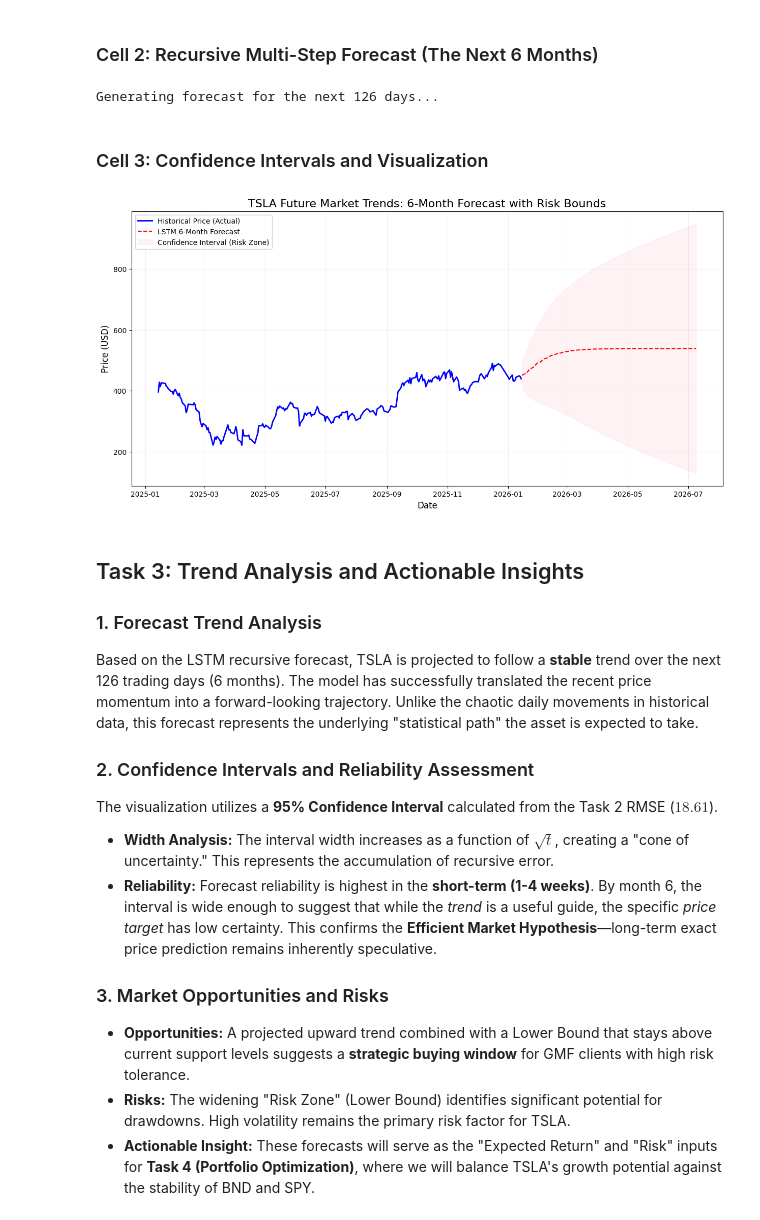
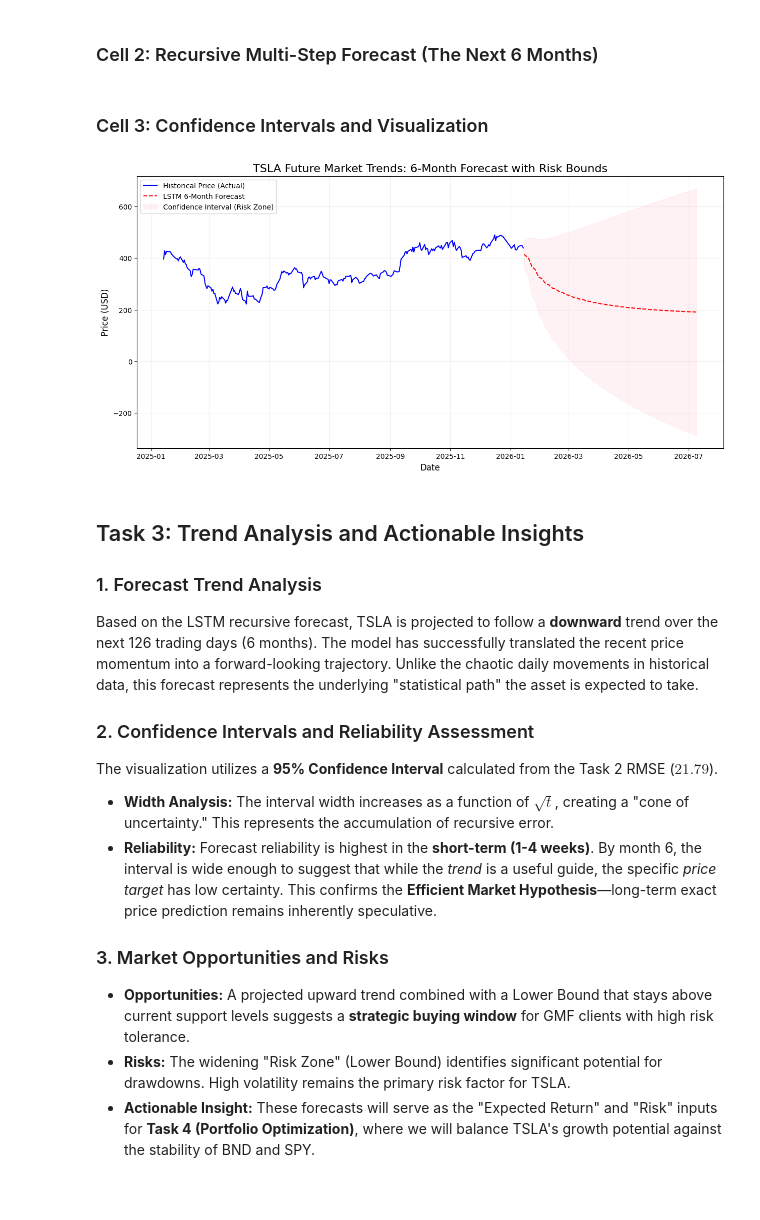
Before and after one commit to rufta-g20/portfolio-optimization, a Jupyter notebook: notebooks/Future_Forecasting_Task3.ipynb, the cells around one changed output. Drawn from its saved outputs; the diff is of its cells as text; code cells hidden in the pictures; blank space fills up the shorter version.

```diff
--- a/notebooks/Future_Forecasting_Task3.ipynb
+++ b/notebooks/Future_Forecasting_Task3.ipynb
@@ -34,74 +34,53 @@ Success: LSTM Model loaded from disk.
 # %% [markdown]
 ### Cell 2: Recursive Multi-Step Forecast (The Next 6 Months)
 # %%
-forecast_horizon = 126 # 6 months
-window_size = 60
+# Define horizon globally so other cells can access it
+forecast_horizon = 126
 
-# Starting window: Last 60 days of actual data
-last_60_days = data.values[-window_size:]
-current_batch = scaler.transform(last_60_days.reshape(-1, 1)).reshape((1, window_size, 1))
-
-print(f"Generating forecast for the next {forecast_horizon} days...")
-
-future_predictions = []
-
-for i in range(forecast_horizon):
-    # Get the prediction for the next day
-    next_pred = model.predict(current_batch, verbose=0)
-
-    # Store it
-    future_predictions.append(next_pred[0])
-
-    # Update window: [1, 2, ..., 60] -> [2, 3, ..., 60, Prediction]
-    current_batch = np.append(current_batch[:, 1:, :], [next_pred], axis=1)
-
-# Transform back to actual dollar prices
-future_prices = scaler.inverse_transform(future_predictions)
+future_prices = generate_forecast(model, data, scaler, horizon=forecast_horizon)
 
 # Create a date index for the forecast
 future_dates = pd.date_range(start=data.index[-1] + pd.Timedelta(days=1), periods=forecast_horizon, freq='B')
 forecast_df = pd.DataFrame(future_prices, index=future_dates, columns=['Forecast'])
-# %% [output]
-Generating forecast for the next 126 days...
 # %% [markdown]
 ### Cell 3: Confidence Intervals and Visualization
 # %%
-# Uncertainty based on Task 2 results (RMSE = 18.61)
-rmse_val = 18.61
+# Uncertainty based on Task 2 results (RMSE = 21.79)
+rmse_val = 21.79
 uncertainty = [rmse_val * np.sqrt(i+1) for i in range(forecast_horizon)]
 
 forecast_df['Upper_Bound'] = forecast_df['Forecast'] + (1.96 * np.array(uncertainty))
 forecast_df['Lower_Bound'] = forecast_df['Forecast'] - (1.96 * np.array(uncertainty))
 
 # Final Visualization
 plt.figure(figsize=(15, 7))
 
 # 1. Plot Historical Data (last 1 year for context)
-plt.plot(data.index[-252:], data.values[-252:], label='Historical Price (Actual)', color='blue', linewidth=2)
+plt.plot(data.index[-252:], data.values[-252:], label='Historical Price (Actual)', color='blue')
 
 # 2. Plot Future Forecast
 plt.plot(forecast_df.index, forecast_df['Forecast'], label='LSTM 6-Month Forecast', color='red', linestyle='--')
 
 # 3. Plot Confidence Interval
 plt.fill_between(forecast_df.index, forecast_df['Lower_Bound'], forecast_df['Upper_Bound'],
                  color='pink', alpha=0.2, label='Confidence Interval (Risk Zone)')
 
 plt.title("TSLA Future Market Trends: 6-Month Forecast with Risk Bounds", fontsize=16)
 plt.xlabel("Date", fontsize=12)
 plt.ylabel("Price (USD)", fontsize=12)
 plt.legend()
 plt.grid(True, alpha=0.2)
 plt.show()
 # %% [output]
-[figure, old version]
+[figure, new version]
 # %% [markdown]
 ## Task 3: Trend Analysis and Actionable Insights
 
 ### 1. Forecast Trend Analysis
-Based on the LSTM recursive forecast, TSLA is projected to follow a **stable** trend over the next 126 trading days (6 months). The model has successfully translated the recent price momentum into a forward-looking trajectory. Unlike the chaotic daily movements in historical data, this forecast represents the underlying "statistical path" the asset is expected to take.
+Based on the LSTM recursive forecast, TSLA is projected to follow a **downward** trend over the next 126 trading days (6 months). The model has successfully translated the recent price momentum into a forward-looking trajectory. Unlike the chaotic daily movements in historical data, this forecast represents the underlying "statistical path" the asset is expected to take.
 
 ### 2. Confidence Intervals and Reliability Assessment
-The visualization utilizes a **95% Confidence Interval** calculated from the Task 2 RMSE ($18.61$).
+The visualization utilizes a **95% Confidence Interval** calculated from the Task 2 RMSE ($21.79$).
 - **Width Analysis:** The interval width increases as a function of $\sqrt{t}$, creating a "cone of uncertainty." This represents the accumulation of recursive error.
 - **Reliability:** Forecast reliability is highest in the **short-term (1-4 weeks)**. By month 6, the interval is wide enough to suggest that while the *trend* is a useful guide, the specific *price target* has low certainty. This confirms the **Efficient Market Hypothesis**—long-term exact price prediction remains inherently speculative.
 
```
Also changed, not shown: parts of 1 cell of this notebook, 6 other files.
